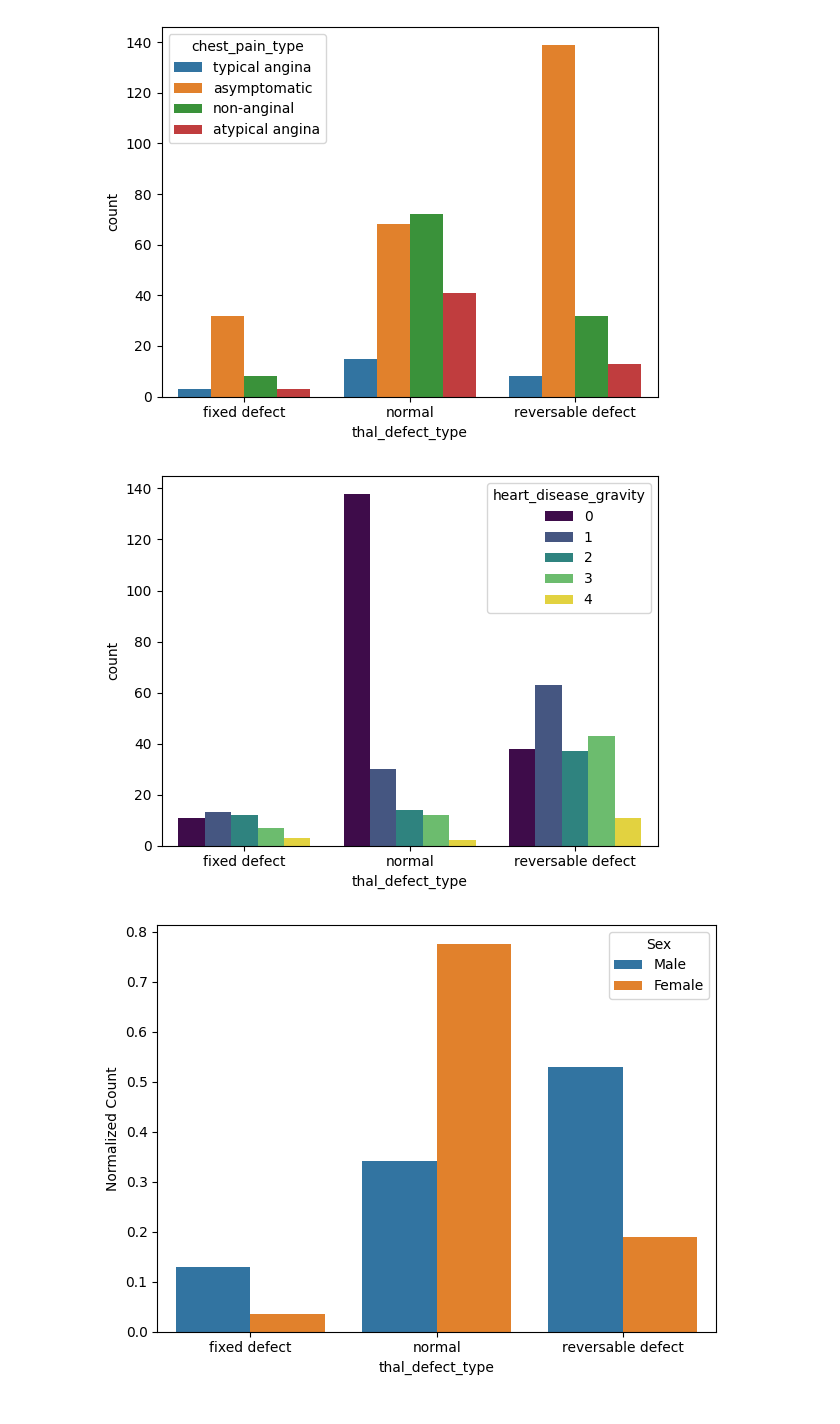
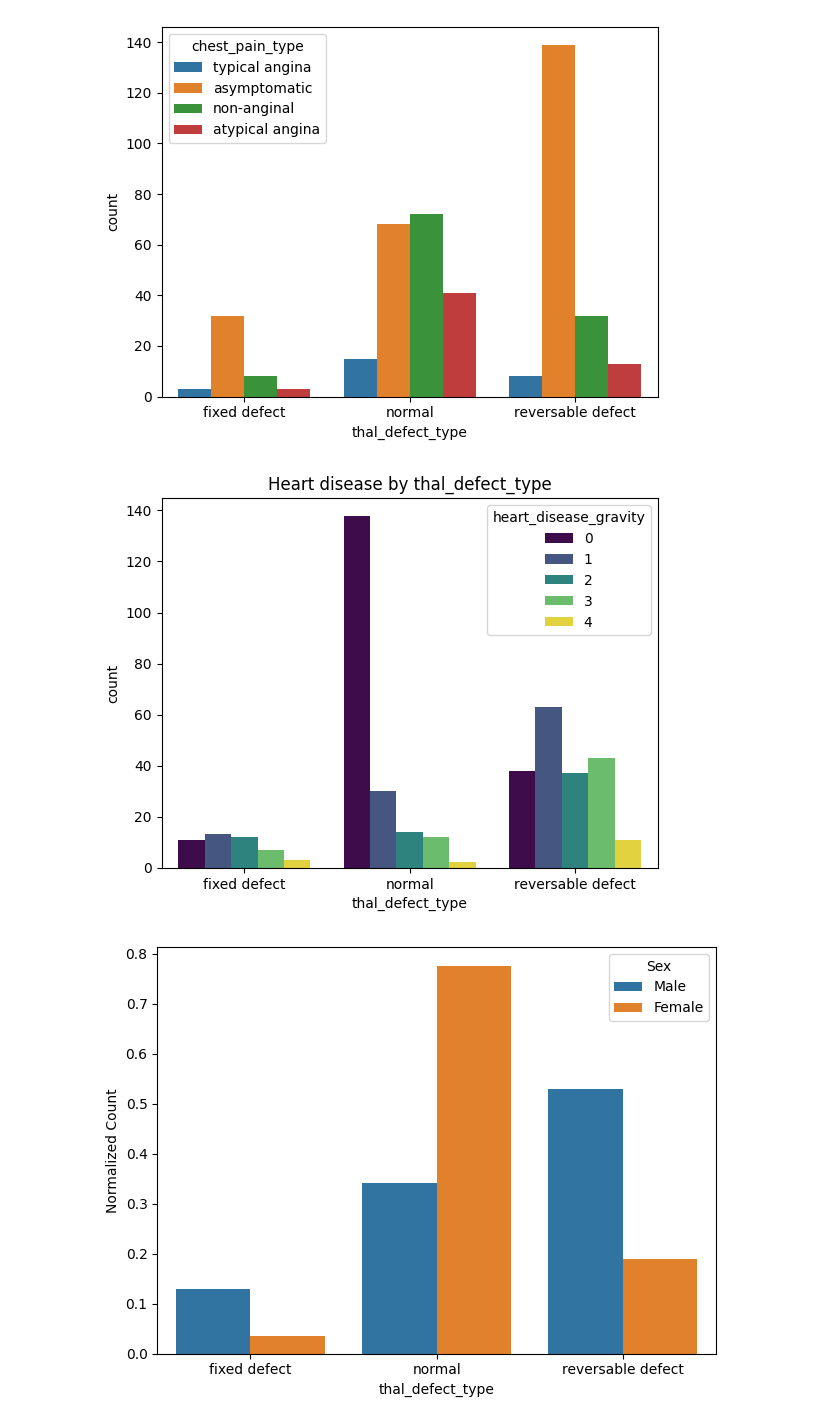
Before and after one commit to PaoloWalsh/medical-diagnosis-aid, a Jupyter notebook: notebooks/heart_data_analysis.ipynb, the cells around one changed output. Drawn from its saved outputs; the diff is of its cells as text; code cells hidden in the pictures.

```diff
--- a/notebooks/heart_data_analysis.ipynb
+++ b/notebooks/heart_data_analysis.ipynb
@@ -296,10 +303,12 @@ Name: count, dtype: int64
 # %%
 df.groupby('thal_defect_type')['heart_disease_gravity'].value_counts()
 # Plot to Visualize
 sns.countplot(df, x='thal_defect_type', hue='heart_disease_gravity' , palette='viridis')
+plt.title('Heart disease by thal_defect_type')
+plt.savefig('../plots/heart_disease_by_thal_defect_type', dpi=300)
 plt.show()
 # %% [output]
-[figure, old version]
+[figure, new version]
 # %%
 num_males_thal = df[df['sex'] == 'Male']['thal_defect_type'].notnull().sum()
 num_females_thal = df[df['sex'] == 'Female']['thal_defect_type'].notnull().sum()
```
Also changed, not shown: parts of 6 cells of this notebook, 6 other files.
